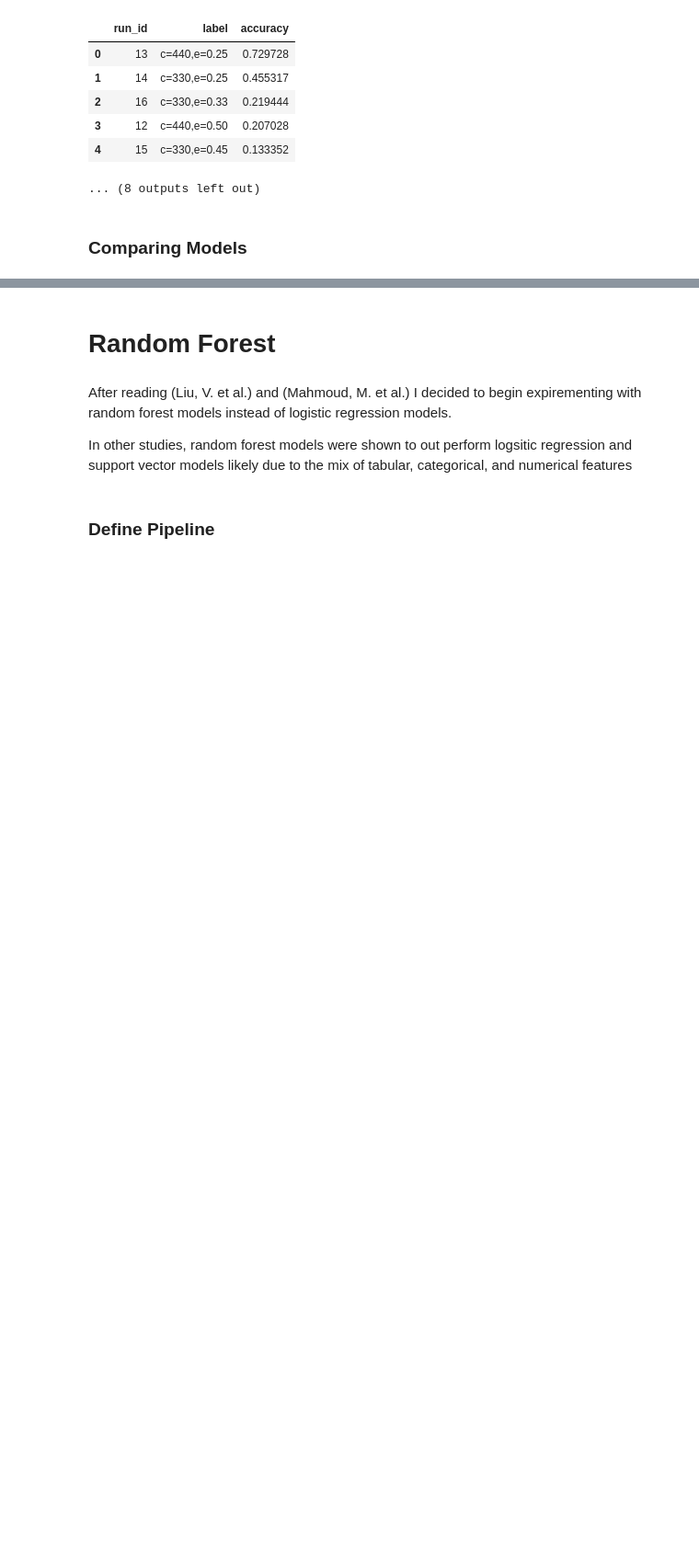
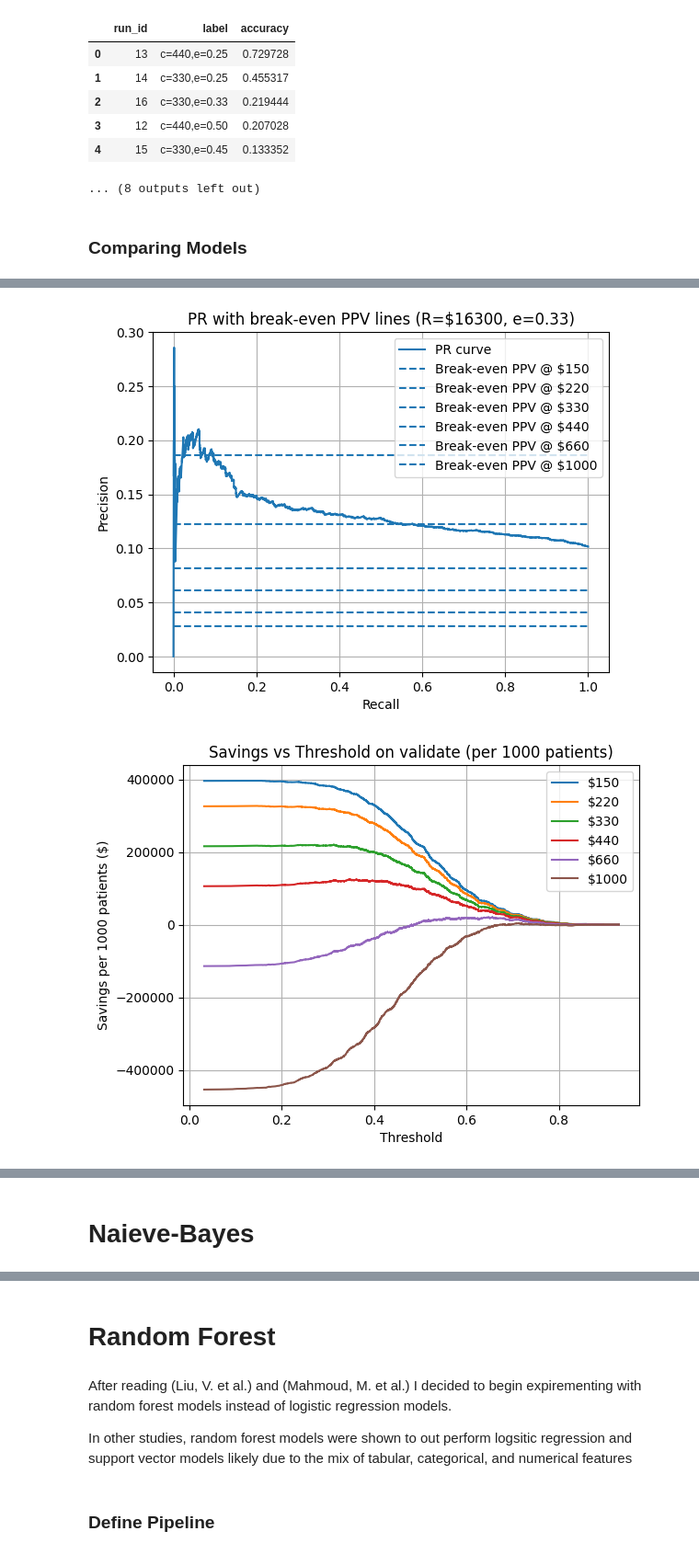
Before and after one commit to meaton96/Eaton_633_Project, a Jupyter notebook: notebooks/000_Main.ipynb, the cells around one changed output, grey strips where cells are left out. Shown at 92% size. Drawn from its saved outputs; the diff is of its cells as text; code cells hidden in the pictures; blank space fills up the shorter version.

Commit message:
added KNN and naive bayes

```diff
--- a/notebooks/000_Main.ipynb
+++ b/notebooks/000_Main.ipynb
@@ -284,0 +228,7 @@ Model: svc
+# %%
+if GET_BASELINE:
+    knn_pipe.run_baseline(
+        run_smote=True,
+        show_duration_info=True,
+        run_undersampler=True
+    )
@@ -284,0 +246,11 @@ Model: svc
+# %%
+if not USE_PRE_COMPUTED_HYPERPARAMS:
+    knn_param_dist = {
+    "model__n_neighbors": np.arange(3, 31, 2),
+    "model__weights": ["uniform", "distance"],
+    "model__metric": ["euclidean", "manhattan", "minkowski"],
+    "model__p": [1, 2],
+    "model__leaf_size": np.arange(10, 50, 5)
+    }
+
+    knn_pipe.run_hyperparam_search(hyperparam_dist=knn_param_dist)
@@ -284,0 +297,19 @@ Model: svc
+# %%
+if USE_PRE_COMPUTED_HYPERPARAMS:
+    # TODO kwargs for validate
+    knn_pipe.test(
+        c_m_list=m_cost_list,
+        use_local_model=True,
+        prefer_c_m=COST_PREF,
+        show_duration_info=True,
+        weights='distance',
+        n_neighbors=29,
+        metric='euclidean',
+        leaf_size=15,
+        p=1
+    )
+else:
+    knn_pipe.test(prefer_c_m=COST_PREF,c_m_list=m_cost_list)
+# %% [output]
+[figure, added]
+[figure, added]
@@ -284,0 +336,2 @@ Model: svc
+# %% [markdown]
+# Naieve-Bayes
```
Also changed, not shown: parts of 31 cells of this notebook, 2 other files.
